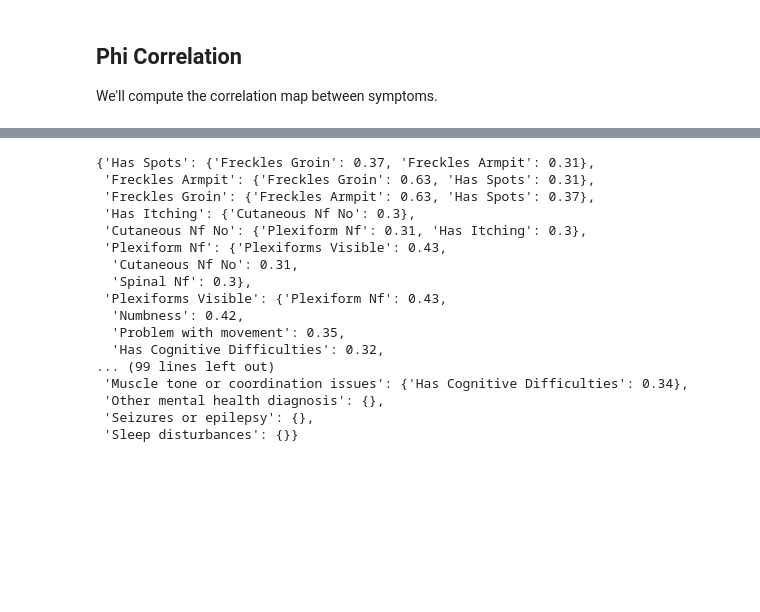
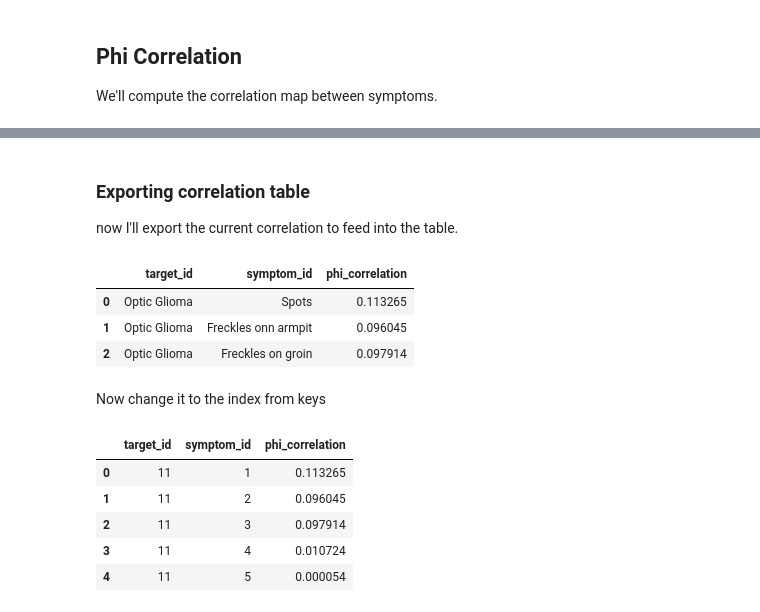
Before and after one commit to stereopickle/NF_Kids_App_PythonAPI, a Jupyter notebook: 001.EDA.ipynb, the cells around one changed output, grey strips where cells are left out. Saved outputs shown, nothing was run; the diff lists cells and outputs as text; code cells hidden in the pictures; blank space fills up the shorter version.

```diff
--- a/001.EDA.ipynb
+++ b/001.EDA.ipynb
@@ -296,20 +296,29 @@ for col in tmp.columns:
-# %%
-high_corr
-# %% [output]
-{'Has Spots': {'Freckles Groin': 0.37, 'Freckles Armpit': 0.31},
- 'Freckles Armpit': {'Freckles Groin': 0.63, 'Has Spots': 0.31},
- 'Freckles Groin': {'Freckles Armpit': 0.63, 'Has Spots': 0.37},
- 'Has Itching': {'Cutaneous Nf No': 0.3},
- 'Cutaneous Nf No': {'Plexiform Nf': 0.31, 'Has Itching': 0.3},
- 'Plexiform Nf': {'Plexiforms Visible': 0.43,
-  'Cutaneous Nf No': 0.31,
-  'Spinal Nf': 0.3},
- 'Plexiforms Visible': {'Plexiform Nf': 0.43,
-  'Numbness': 0.42,
-  'Problem with movement': 0.35,
-  'Has Cognitive Difficulties': 0.32,
-... (99 lines left out)
- 'Muscle tone or coordination issues': {'Has Cognitive Difficulties': 0.34},
- 'Other mental health diagnosis': {},
- 'Seizures or epilepsy': {},
- 'Sleep disturbances': {}}
+# %% [markdown]
+### Exporting correlation table
+now I'll export the current correlation to feed into the table.
+# %%
+symptom_relations = pd.DataFrame(corr.stack()).reset_index()
+# %%
+symptom_relations.columns = ['target_id', 'symptom_id', 'phi_correlation']
+# %%
+symptom_relations.head(3)
+# %% [output]
+|  | target_id | symptom_id | phi_correlation |
+| 0 | Optic Glioma | Spots | 0.113265 |
+| 1 | Optic Glioma | Freckles onn armpit | 0.096045 |
+| 2 | Optic Glioma | Freckles on groin | 0.097914 |
+# %% [markdown]
+Now change it to the index from keys
+# %%
+key_dict = dict(zip(keys.symptom, keys.index))
+# %%
+symptom_relations = symptom_relations.replace(key_dict)
+# %%
+symptom_relations.head(5)
+# %% [output]
+|  | target_id | symptom_id | phi_correlation |
+| 0 | 11 | 1 | 0.113265 |
+| 1 | 11 | 2 | 0.096045 |
+| 2 | 11 | 3 | 0.097914 |
+| 3 | 11 | 4 | 0.010724 |
+| 4 | 11 | 5 | 0.000054 |
```
Also changed, not shown: parts of 11 cells of this notebook.
